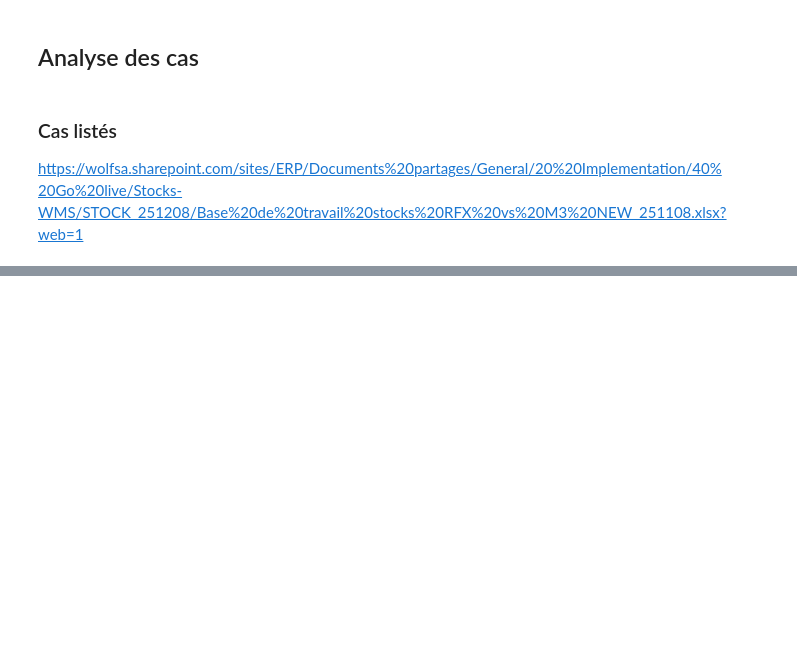
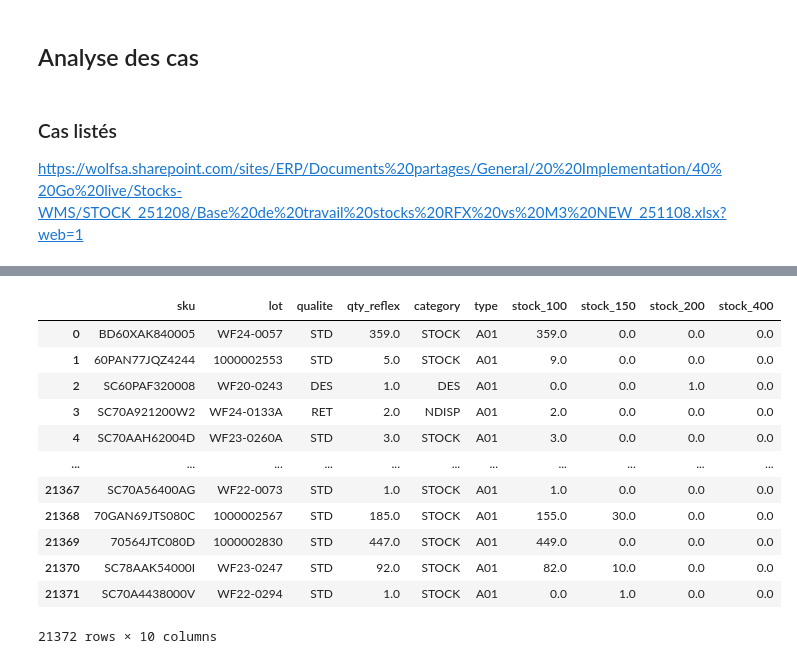
Before and after one commit to mdlpwolf/regulstock, a Jupyter notebook: notebooks/regule_stock.ipynb, the cells around one changed output, grey strips where cells are left out. Cells and saved outputs as stored; diff of their text form; code cells hidden in the pictures; blank space fills up the shorter version.

```diff
--- a/notebooks/regule_stock.ipynb
+++ b/notebooks/regule_stock.ipynb
@@ -69,12 +55,27 @@ m3
 # %%
-m3_groups = m3.groupby(["depot","lot", "emplacement", "type", "sku"], dropna=False)["qty_m3"].sum().reset_index()
+reflex_sr = reflex[reflex.category != "RETOUR"]
+m3_sr = m3[m3.category != "RETOUR"]
 # %%
+reflex_lot = reflex_sr[reflex_sr['lot'].notna()].copy()
+m3_lot = m3_sr[m3_sr['lot'].notna()].copy
+
+m3_groups = m3.groupby(["depot","lot", "category", "type", "sku"], dropna=False)["qty_m3"].sum().reset_index()
 m3_pivot = m3_groups.pivot_table(
-            index=["lot", "type", "sku", "emplacement"],
+            index=["lot", "type", "sku", "category"],
             columns=["depot"],
             values="qty_m3",
             aggfunc="sum",
             fill_value=0,
         ).reset_index()
+m3_pivot = m3_pivot.rename(
+        columns={d: f"stock_{d}" for d in depots if d in m3_pivot.columns}
+    )
 # %%
-m3_pivot
+wide_with_lot = reflex_lot.merge(
+    m3_pivot,
+    on=["category", "lot", "sku"],
+    how="left",
+)
+# %%
+wide_with_lot
+# %% [output]
@@ -81 +83,14 @@ m3_pivot
+|  | sku | lot | qualite | qty_reflex | category | type | stock_100 | stock_150 | stock_200 | stock_400 |
+| 0 | BD60XAK840005 | WF24-0057 | STD | 359.0 | STOCK | A01 | 359.0 | 0.0 | 0.0 | 0.0 |
+| 1 | 60PAN77JQZ4244 | 1000002553 | STD | 5.0 | STOCK | A01 | 9.0 | 0.0 | 0.0 | 0.0 |
+| 2 | SC60PAF320008 | WF20-0243 | DES | 1.0 | DES | A01 | 0.0 | 0.0 | 1.0 | 0.0 |
+| 3 | SC70A921200W2 | WF24-0133A | RET | 2.0 | NDISP | A01 | 2.0 | 0.0 | 0.0 | 0.0 |
+| 4 | SC70AAH62004D | WF23-0260A | STD | 3.0 | STOCK | A01 | 3.0 | 0.0 | 0.0 | 0.0 |
+| ... | ... | ... | ... | ... | ... | ... | ... | ... | ... | ... |
+| 21367 | SC70A56400AG | WF22-0073 | STD | 1.0 | STOCK | A01 | 1.0 | 0.0 | 0.0 | 0.0 |
+| 21368 | 70GAN69JTS080C | 1000002567 | STD | 185.0 | STOCK | A01 | 155.0 | 30.0 | 0.0 | 0.0 |
+| 21369 | 70564JTC080D | 1000002830 | STD | 447.0 | STOCK | A01 | 449.0 | 0.0 | 0.0 | 0.0 |
+| 21370 | SC78AAK54000I | WF23-0247 | STD | 92.0 | STOCK | A01 | 82.0 | 10.0 | 0.0 | 0.0 |
+| 21371 | SC70A4438000V | WF22-0294 | STD | 1.0 | STOCK | A01 | 0.0 | 1.0 | 0.0 | 0.0 |
+21372 rows × 10 columns
 # %%
```
Also changed, not shown: parts of 18 cells of this notebook, 2 other files.
